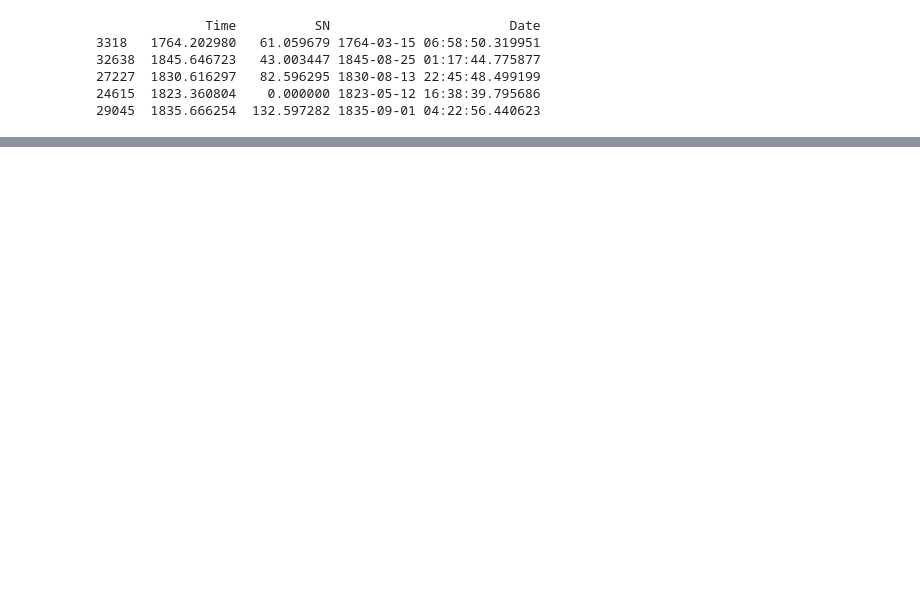
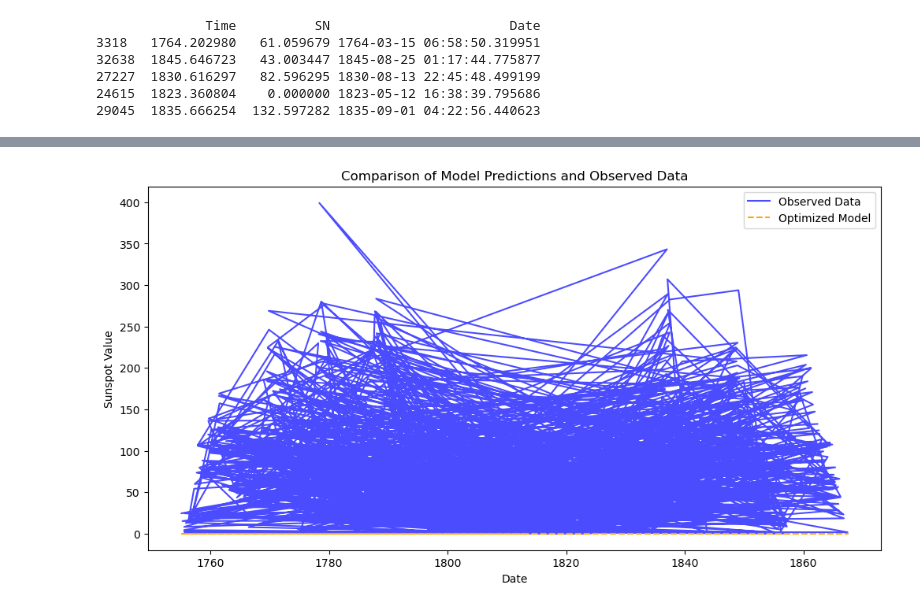
Before and after one commit to gurovamr/OHPC_Project, a Jupyter notebook: wip_mariia.ipynb, the cells around one changed output, grey strips where cells are left out. Saved outputs shown, nothing was run; the diff lists cells and outputs as text; code cells hidden in the pictures; blank space fills up the shorter version.

Commit message:
solar function updated

```diff
--- a/wip_mariia.ipynb
+++ b/wip_mariia.ipynb
@@ -156,0 +157,34 @@ def simulated_annealing(x0, T0, sigma, f, n_iter=250000, burn_in=200000, verbose
+# %%
+subset_random = subset_random.sort_values(by='Date')
+predicted_values = solar_cycle_model(subset_random['Time'].values, best_params)
+# %%
+# Time and observed values from your subset_random
+t = subset_random['Time'].values
+observed_values = subset_random['SN'].values  # Use 'SN' for observed values
+
+# Initial parameters for optimization
+initial_params = np.random.uniform(low=0.1, high=5.0, size=30)  # Adjust as needed
+
+# Hyperparameters for simulated annealing
+T0 = 10
+sigma = 1e-5
+
+# Loss function
+loss_function = lambda params: mse(params, t, observed_values)
+
+# Run simulated annealing
+samples, best_params, best_loss = simulated_annealing(initial_params, T0, sigma, loss_function)
+
+# Compute predictions using the best parameters
+predicted_values = solar_cycle_model(t, best_params)
+
+# Plotting the results
+plt.figure(figsize=(12, 6))
+plt.plot(subset_random['Date'], observed_values, label="Observed Data", color="blue", alpha=0.7)
+plt.plot(subset_random['Date'], predicted_values, label="Optimized Model", color="orange", linestyle="--")
+plt.title("Comparison of Model Predictions and Observed Data")
+plt.xlabel("Date")
+plt.ylabel("Sunspot Value")
+plt.legend()
+plt.show()
+# %% [output]
@@ -156,0 +208 @@ def simulated_annealing(x0, T0, sigma, f, n_iter=250000, burn_in=200000, verbose
+[figure, added]
```
Also changed, not shown: parts of 4 cells of this notebook, 1 other file.
